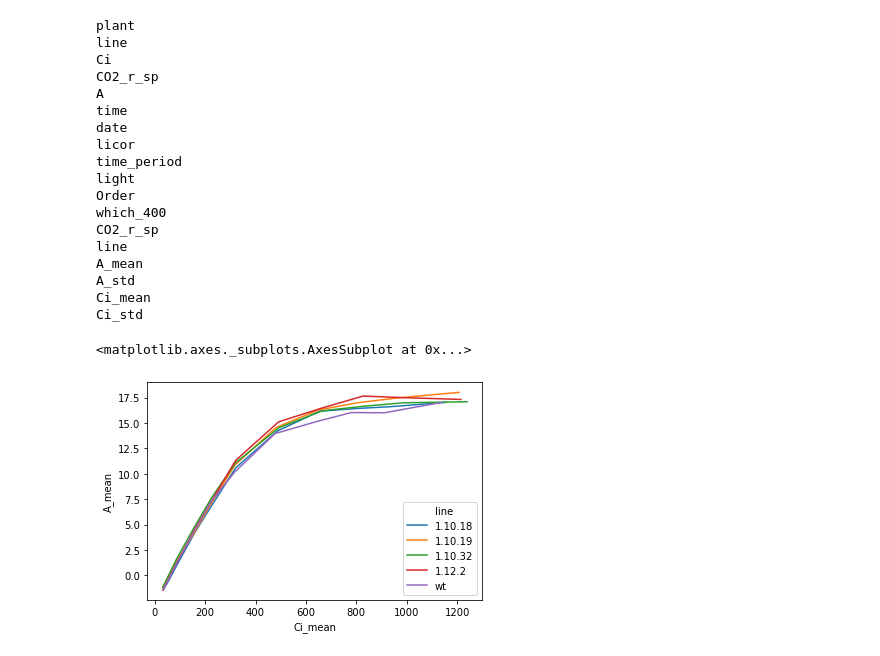
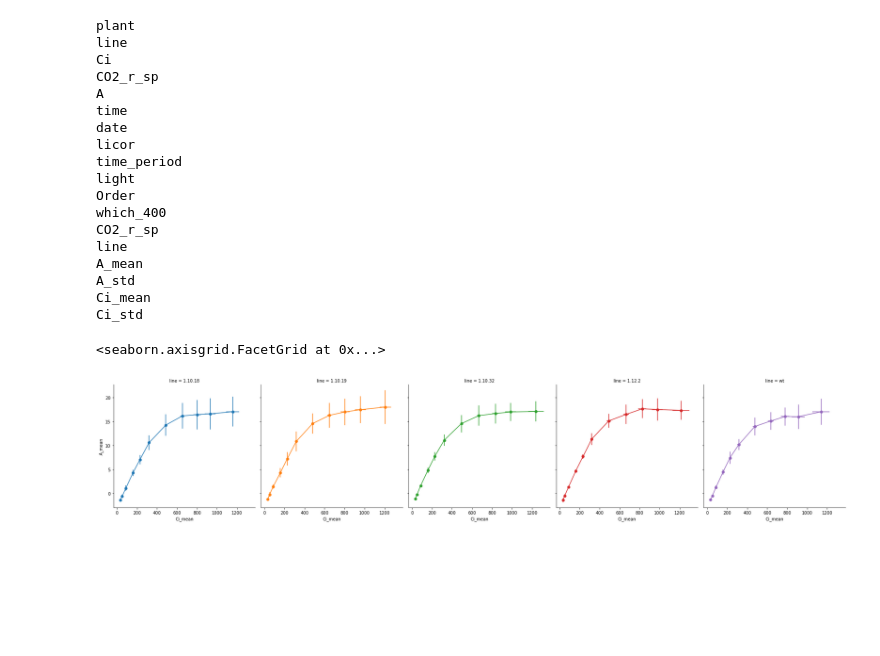
Before and after one commit to RonaCostello/Thesis, a Jupyter notebook: plots/chapter3_ACi_curves.ipynb, the cells around one changed output. Saved outputs shown, nothing was run; the diff lists cells and outputs as text; code cells hidden in the pictures; blank space fills up the shorter version.

Commit message:
Implement individual plots for each plant-line with yerr and xerr

```diff
--- a/plots/chapter3_ACi_curves.ipynb
+++ b/plots/chapter3_ACi_curves.ipynb
@@ -38,8 +38,9 @@ A_mean
 A_std
 Ci_mean
 Ci_std
-# %%
-sns.lineplot(data=grouped_df, x="Ci_mean", y="A_mean", hue="line", err_style='bars', err_kws={'xerr': 10, 'elinewidth': 20.0, 'ecolor': 'black'})
-# %% [output]
-<matplotlib.axes._subplots.AxesSubplot at 0x...>
-[figure, removed]
+# %%
+g = sns.FacetGrid(grouped_df, col="line", hue="line", size=5)
+g.map(plt.errorbar, "Ci_mean", "A_mean", "A_std", "Ci_std", marker="o")
+# %% [output]
+<seaborn.axisgrid.FacetGrid at 0x...>
+[figure, added]
```
